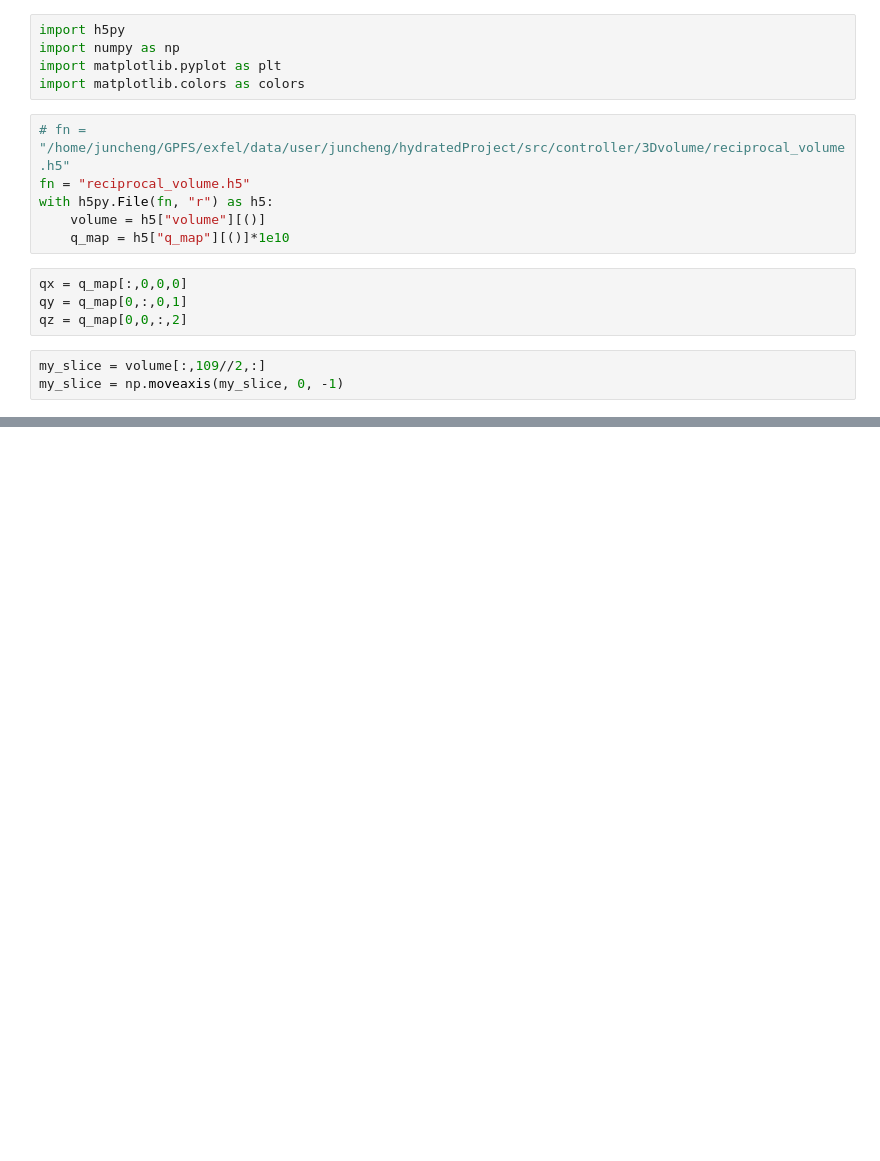
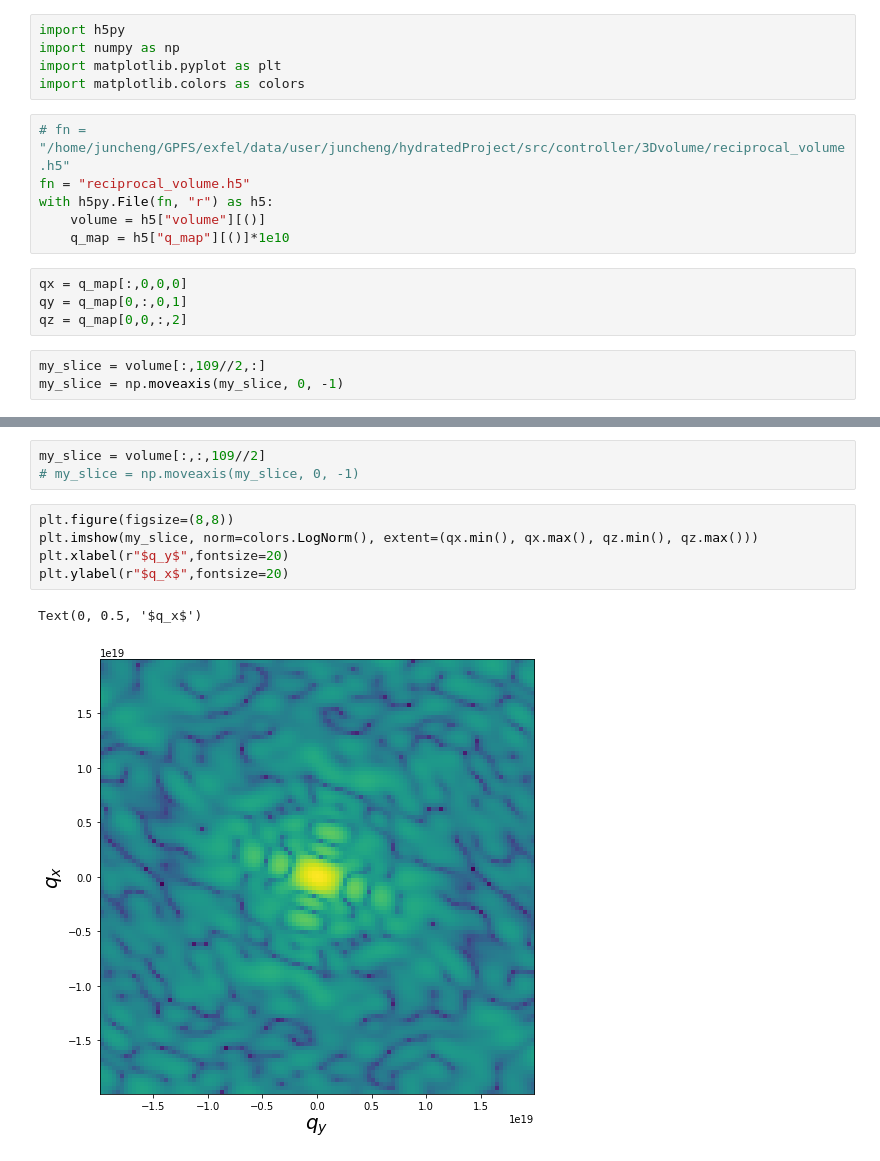
Before and after one commit to JunCEEE/sgeom, a Jupyter notebook: plot_reciprocal.ipynb, the cells around one changed output, grey strips where cells are left out. Saved outputs shown, nothing was run; the diff lists cells and outputs as text; blank space fills up the shorter version.

```diff
--- a/plot_reciprocal.ipynb
+++ b/plot_reciprocal.ipynb
@@ -37,0 +38,11 @@ Text(0, 0.5, '$q_x$')
+# %%
+my_slice = volume[:,:,109//2]
+# my_slice = np.moveaxis(my_slice, 0, -1)
+# %%
+plt.figure(figsize=(8,8))
+plt.imshow(my_slice, norm=colors.LogNorm(), extent=(qx.min(), qx.max(), qz.min(), qz.max()))
+plt.xlabel(r"$q_y$",fontsize=20)
+plt.ylabel(r"$q_x$",fontsize=20)
+# %% [output]
+Text(0, 0.5, '$q_x$')
+[figure, added]
```
Also changed, not shown: parts of 3 cells of this notebook, 1 other file.
